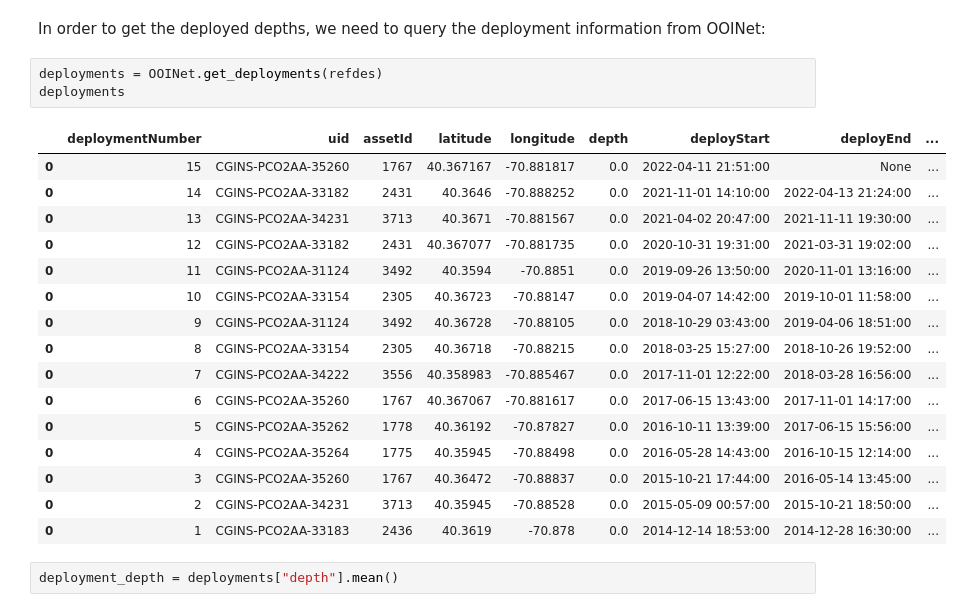
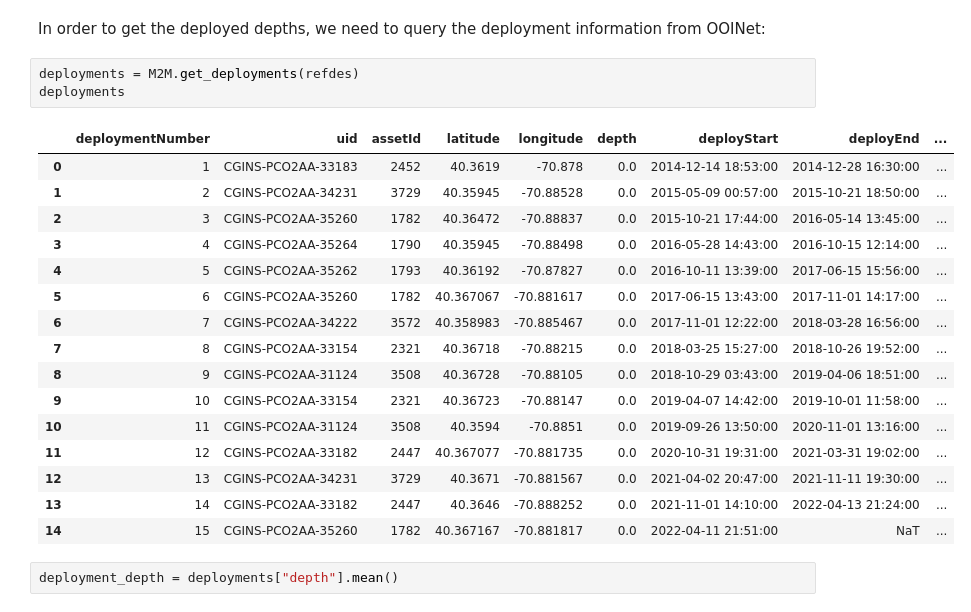
Before and after one commit to reedan88/ooi-bgc-cookbook, a Jupyter notebook: Carbon/Python/scripts/PCO2A.ipynb, the cells around one changed output. Saved outputs shown, nothing was run; the diff lists cells and outputs as text.

```diff
--- a/Carbon/Python/scripts/PCO2A.ipynb
+++ b/Carbon/Python/scripts/PCO2A.ipynb
@@ -423,25 +483,25 @@ For the Global Irminger Sea Array, a fairly relaxed maximum distance can be used
 # %% [markdown]
 In order to get the deployed depths, we need to query the deployment information from OOINet:
 # %%
-deployments = OOINet.get_deployments(refdes)
+deployments = M2M.get_deployments(refdes)
 deployments
 # %% [output]
 |  | deploymentNumber | uid | assetId | latitude | longitude | depth | deployStart | deployEnd | ... |
-| 0 | 15 | CGINS-PCO2AA-35260 | 1767 | 40.367167 | -70.881817 | 0.0 | 2022-04-11 21:51:00 | None | ... |
-| 0 | 14 | CGINS-PCO2AA-33182 | 2431 | 40.3646 | -70.888252 | 0.0 | 2021-11-01 14:10:00 | 2022-04-13 21:24:00 | ... |
-| 0 | 13 | CGINS-PCO2AA-34231 | 3713 | 40.3671 | -70.881567 | 0.0 | 2021-04-02 20:47:00 | 2021-11-11 19:30:00 | ... |
-| 0 | 12 | CGINS-PCO2AA-33182 | 2431 | 40.367077 | -70.881735 | 0.0 | 2020-10-31 19:31:00 | 2021-03-31 19:02:00 | ... |
-| 0 | 11 | CGINS-PCO2AA-31124 | 3492 | 40.3594 | -70.8851 | 0.0 | 2019-09-26 13:50:00 | 2020-11-01 13:16:00 | ... |
-| 0 | 10 | CGINS-PCO2AA-33154 | 2305 | 40.36723 | -70.88147 | 0.0 | 2019-04-07 14:42:00 | 2019-10-01 11:58:00 | ... |
-| 0 | 9 | CGINS-PCO2AA-31124 | 3492 | 40.36728 | -70.88105 | 0.0 | 2018-10-29 03:43:00 | 2019-04-06 18:51:00 | ... |
-| 0 | 8 | CGINS-PCO2AA-33154 | 2305 | 40.36718 | -70.88215 | 0.0 | 2018-03-25 15:27:00 | 2018-10-26 19:52:00 | ... |
-| 0 | 7 | CGINS-PCO2AA-34222 | 3556 | 40.358983 | -70.885467 | 0.0 | 2017-11-01 12:22:00 | 2018-03-28 16:56:00 | ... |
-| 0 | 6 | CGINS-PCO2AA-35260 | 1767 | 40.367067 | -70.881617 | 0.0 | 2017-06-15 13:43:00 | 2017-11-01 14:17:00 | ... |
-| 0 | 5 | CGINS-PCO2AA-35262 | 1778 | 40.36192 | -70.87827 | 0.0 | 2016-10-11 13:39:00 | 2017-06-15 15:56:00 | ... |
-| 0 | 4 | CGINS-PCO2AA-35264 | 1775 | 40.35945 | -70.88498 | 0.0 | 2016-05-28 14:43:00 | 2016-10-15 12:14:00 | ... |
-| 0 | 3 | CGINS-PCO2AA-35260 | 1767 | 40.36472 | -70.88837 | 0.0 | 2015-10-21 17:44:00 | 2016-05-14 13:45:00 | ... |
-| 0 | 2 | CGINS-PCO2AA-34231 | 3713 | 40.35945 | -70.88528 | 0.0 | 2015-05-09 00:57:00 | 2015-10-21 18:50:00 | ... |
-| 0 | 1 | CGINS-PCO2AA-33183 | 2436 | 40.3619 | -70.878 | 0.0 | 2014-12-14 18:53:00 | 2014-12-28 16:30:00 | ... |
+| 0 | 1 | CGINS-PCO2AA-33183 | 2452 | 40.3619 | -70.878 | 0.0 | 2014-12-14 18:53:00 | 2014-12-28 16:30:00 | ... |
+| 1 | 2 | CGINS-PCO2AA-34231 | 3729 | 40.35945 | -70.88528 | 0.0 | 2015-05-09 00:57:00 | 2015-10-21 18:50:00 | ... |
+| 2 | 3 | CGINS-PCO2AA-35260 | 1782 | 40.36472 | -70.88837 | 0.0 | 2015-10-21 17:44:00 | 2016-05-14 13:45:00 | ... |
+| 3 | 4 | CGINS-PCO2AA-35264 | 1790 | 40.35945 | -70.88498 | 0.0 | 2016-05-28 14:43:00 | 2016-10-15 12:14:00 | ... |
+| 4 | 5 | CGINS-PCO2AA-35262 | 1793 | 40.36192 | -70.87827 | 0.0 | 2016-10-11 13:39:00 | 2017-06-15 15:56:00 | ... |
+| 5 | 6 | CGINS-PCO2AA-35260 | 1782 | 40.367067 | -70.881617 | 0.0 | 2017-06-15 13:43:00 | 2017-11-01 14:17:00 | ... |
+| 6 | 7 | CGINS-PCO2AA-34222 | 3572 | 40.358983 | -70.885467 | 0.0 | 2017-11-01 12:22:00 | 2018-03-28 16:56:00 | ... |
+| 7 | 8 | CGINS-PCO2AA-33154 | 2321 | 40.36718 | -70.88215 | 0.0 | 2018-03-25 15:27:00 | 2018-10-26 19:52:00 | ... |
+| 8 | 9 | CGINS-PCO2AA-31124 | 3508 | 40.36728 | -70.88105 | 0.0 | 2018-10-29 03:43:00 | 2019-04-06 18:51:00 | ... |
+| 9 | 10 | CGINS-PCO2AA-33154 | 2321 | 40.36723 | -70.88147 | 0.0 | 2019-04-07 14:42:00 | 2019-10-01 11:58:00 | ... |
+| 10 | 11 | CGINS-PCO2AA-31124 | 3508 | 40.3594 | -70.8851 | 0.0 | 2019-09-26 13:50:00 | 2020-11-01 13:16:00 | ... |
+| 11 | 12 | CGINS-PCO2AA-33182 | 2447 | 40.367077 | -70.881735 | 0.0 | 2020-10-31 19:31:00 | 2021-03-31 19:02:00 | ... |
+| 12 | 13 | CGINS-PCO2AA-34231 | 3729 | 40.3671 | -70.881567 | 0.0 | 2021-04-02 20:47:00 | 2021-11-11 19:30:00 | ... |
+| 13 | 14 | CGINS-PCO2AA-33182 | 2447 | 40.3646 | -70.888252 | 0.0 | 2021-11-01 14:10:00 | 2022-04-13 21:24:00 | ... |
+| 14 | 15 | CGINS-PCO2AA-35260 | 1782 | 40.367167 | -70.881817 | 0.0 | 2022-04-11 21:51:00 | NaT | ... |
 # %%
 deployment_depth = deployments["depth"].mean()
 # %%
```
Also changed, not shown: parts of 29 cells of this notebook, 6 other files.
